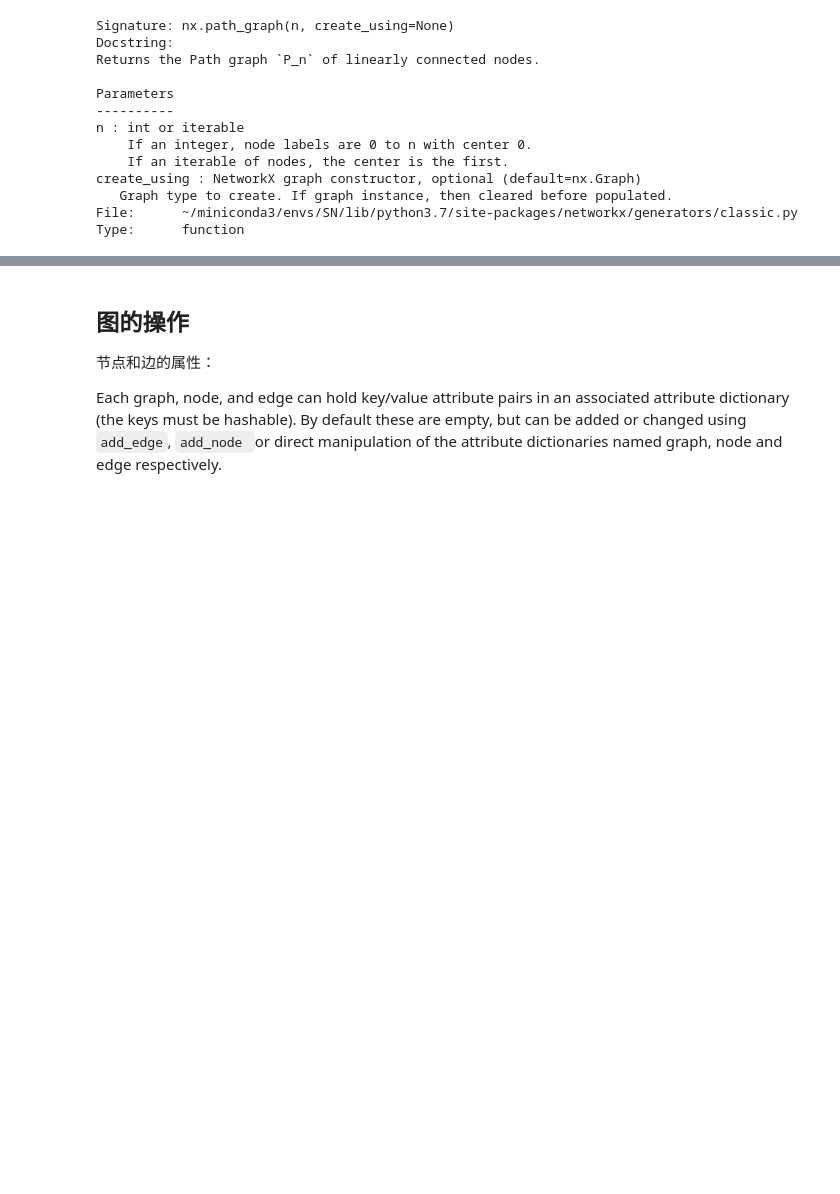
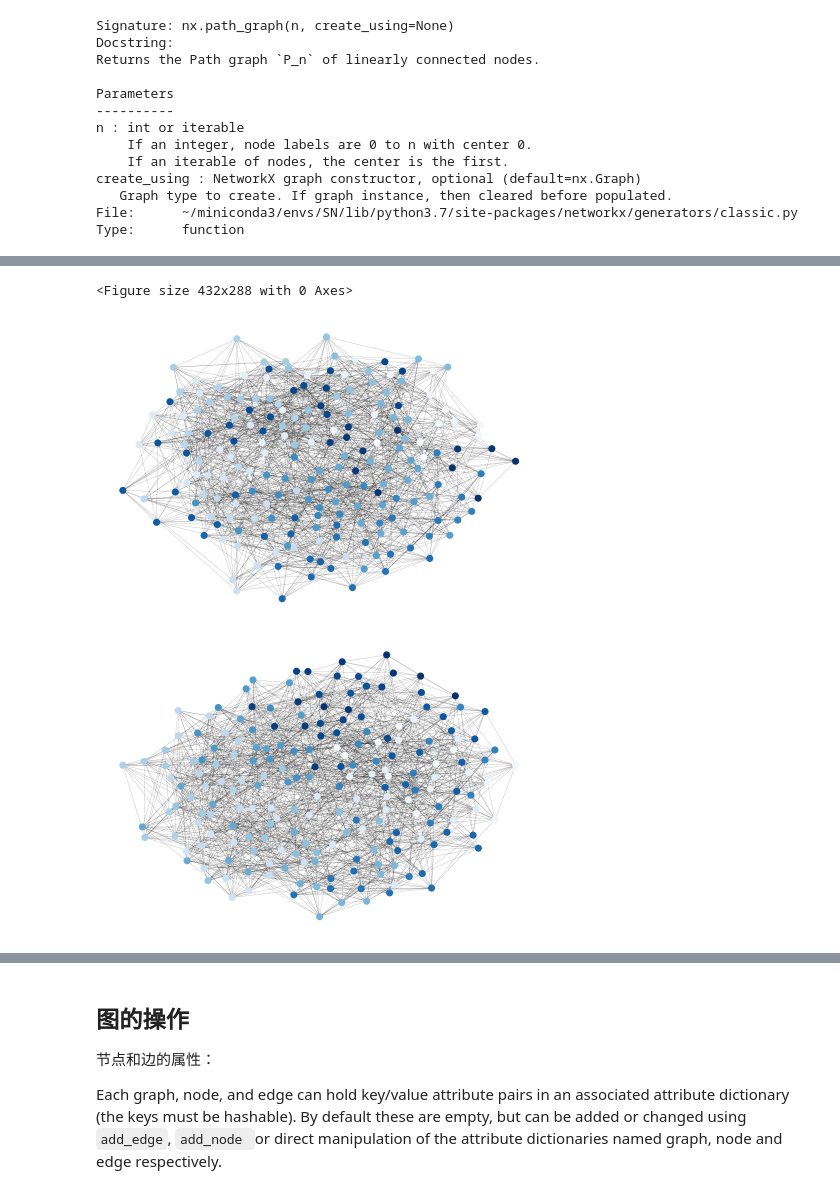
Before and after one commit to kuntung/SocialNetworkAnalysis, a Jupyter notebook: NetworkxNotes/basisNetworkx.ipynb, the cells around one changed output, grey strips where cells are left out. Cells and saved outputs as stored; diff of their text form; code cells hidden in the pictures; blank space fills up the shorter version.

```diff
--- a/NetworkxNotes/basisNetworkx.ipynb
+++ b/NetworkxNotes/basisNetworkx.ipynb
@@ -59,0 +88,24 @@ Type:      function
+# %%
+#代码示例
+import networkx as nx;
+import matplotlib.pyplot as plt
+
+seed = 1231;
+options = {
+    "node_color": range(n),
+    "node_size": 50,
+    "linewidths": 0,
+    "width": 0.1,
+    "cmap": plt.cm.Blues
+}
+# %%
+#networkx.drawing.layout.spring_layout
+G = nx.generators.random_graphs.newman_watts_strogatz_graph(200, 10, 0.7, seed = seed);
+pos8 = nx.spring_layout(G, k = 0.1, seed = seed)
+nx.draw(G, pos8, **options);
+plt.figure(2)
+nx.draw_spring(G, **options)
+# %% [output]
+<Figure size 432x288 with 0 Axes>
+[figure, added]
+[figure, added]
```
Also changed, not shown: parts of 19 cells of this notebook, 6 other files.
